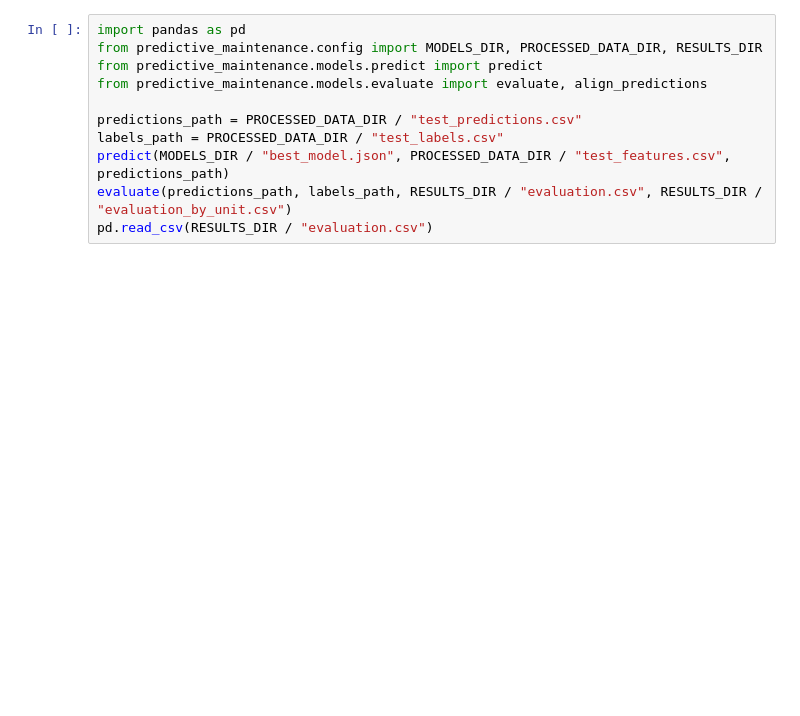
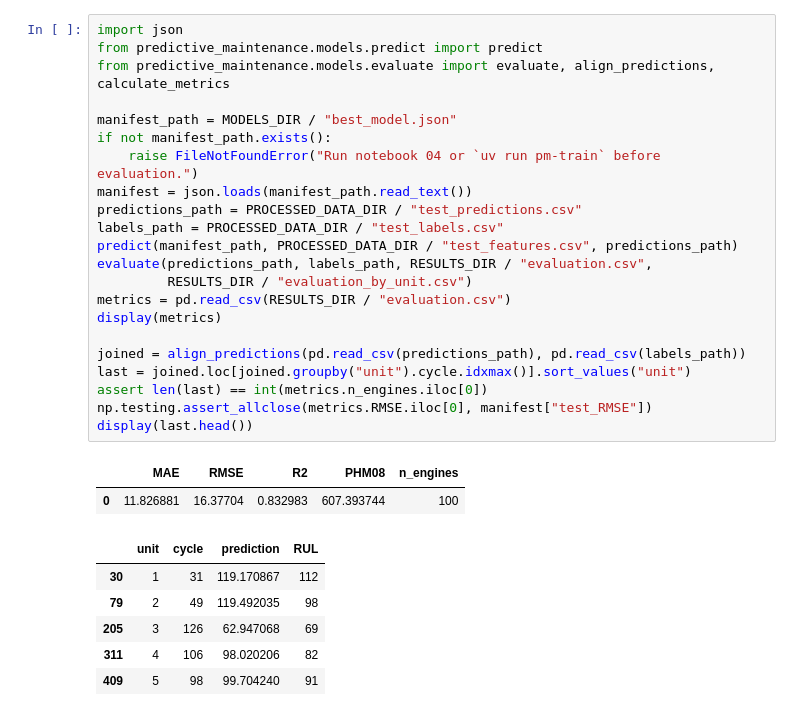
Before and after one commit to abdellatifmht/Predictive-Maintenance-for-Sensor-Data, a Jupyter notebook: notebooks/05_model_evaluation.ipynb, the cells around one changed output. Saved outputs shown, nothing was run; the diff lists cells and outputs as text; blank space fills up the shorter version.

```diff
--- a/notebooks/05_model_evaluation.ipynb
+++ b/notebooks/05_model_evaluation.ipynb
@@ -13,11 +48,31 @@ sys.path.insert(0, str(ROOT / "src"))
 # %%
-import pandas as pd
-from predictive_maintenance.config import MODELS_DIR, PROCESSED_DATA_DIR, RESULTS_DIR
+import json
 from predictive_maintenance.models.predict import predict
-from predictive_maintenance.models.evaluate import evaluate, align_predictions
+from predictive_maintenance.models.evaluate import evaluate, align_predictions, calculate_metrics
 
+manifest_path = MODELS_DIR / "best_model.json"
+if not manifest_path.exists():
+    raise FileNotFoundError("Run notebook 04 or `uv run pm-train` before evaluation.")
+manifest = json.loads(manifest_path.read_text())
 predictions_path = PROCESSED_DATA_DIR / "test_predictions.csv"
 labels_path = PROCESSED_DATA_DIR / "test_labels.csv"
-predict(MODELS_DIR / "best_model.json", PROCESSED_DATA_DIR / "test_features.csv", predictions_path)
-evaluate(predictions_path, labels_path, RESULTS_DIR / "evaluation.csv", RESULTS_DIR / "evaluation_by_unit.csv")
-pd.read_csv(RESULTS_DIR / "evaluation.csv")
+predict(manifest_path, PROCESSED_DATA_DIR / "test_features.csv", predictions_path)
+evaluate(predictions_path, labels_path, RESULTS_DIR / "evaluation.csv",
+         RESULTS_DIR / "evaluation_by_unit.csv")
+metrics = pd.read_csv(RESULTS_DIR / "evaluation.csv")
+display(metrics)
+
+joined = align_predictions(pd.read_csv(predictions_path), pd.read_csv(labels_path))
+last = joined.loc[joined.groupby("unit").cycle.idxmax()].sort_values("unit")
+assert len(last) == int(metrics.n_engines.iloc[0])
+np.testing.assert_allclose(metrics.RMSE.iloc[0], manifest["test_RMSE"])
+display(last.head())
+# %% [output]
+|  | MAE | RMSE | R2 | PHM08 | n_engines |
+| 0 | 11.826881 | 16.37704 | 0.832983 | 607.393744 | 100 |
+|  | unit | cycle | prediction | RUL |
+| 30 | 1 | 31 | 119.170867 | 112 |
+| 79 | 2 | 49 | 119.492035 | 98 |
+| 205 | 3 | 126 | 62.947068 | 69 |
+| 311 | 4 | 106 | 98.020206 | 82 |
+| 409 | 5 | 98 | 99.704240 | 91 |
```
Also changed, not shown: parts of 11 cells of this notebook, 15 other files.
